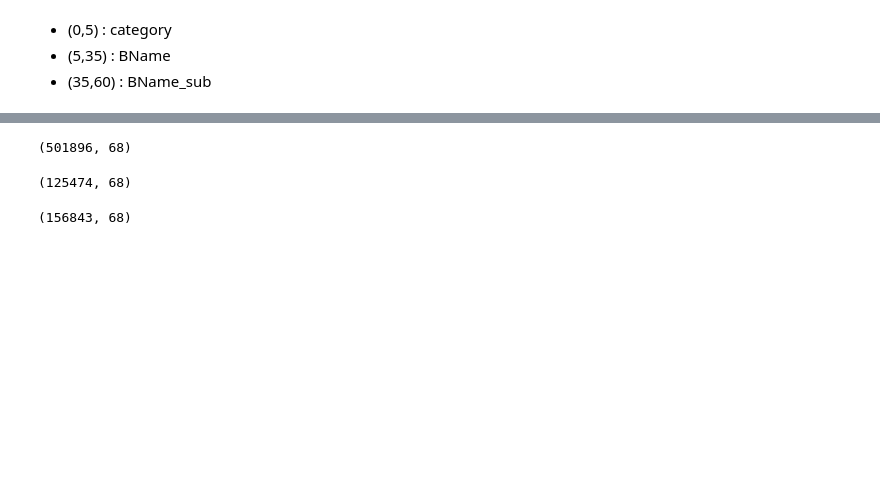
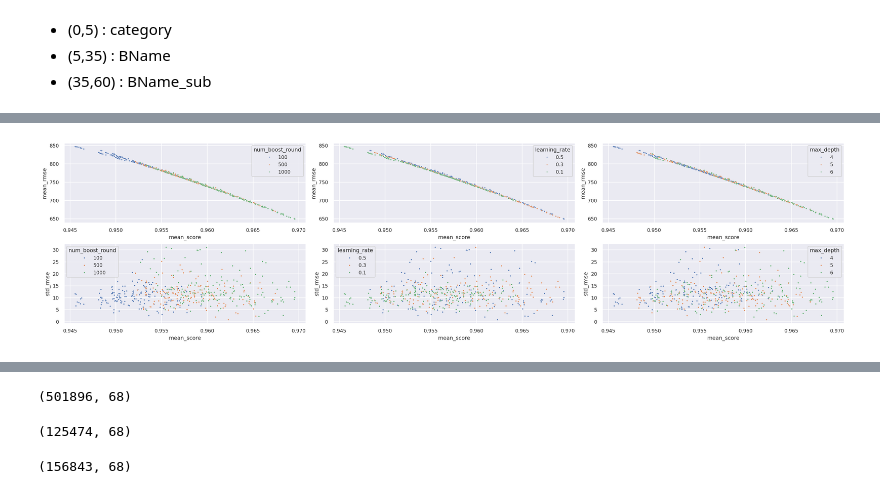
Before and after one commit to kdt-3-second-Project/aladin_usedbook, a Jupyter notebook: research/240721_GridSearch_for_XGB.ipynb, the cells around one changed output, grey strips where cells are left out. Drawn from its saved outputs; the diff is of its cells as text; code cells hidden in the pictures; blank space fills up the shorter version.

```diff
--- a/research/240721_GridSearch_for_XGB.ipynb
+++ b/research/240721_GridSearch_for_XGB.ipynb
@@ -222,0 +1263,4 @@ def plot_reg_score(dict_data,dict_rslt,dict_score):
+# %%
+data['mean_rmse'] = data[['rmse0','rmse1','rmse2']].apply(np.mean,axis=1)
+data['std_rmse'] = data[['rmse0','rmse1','rmse2']].apply(np.std,axis=1)
+data['std_score'] = data[['r2_score0','r2_score1','r2_score2']].apply(np.std,axis=1)
@@ -222,0 +1273,7 @@ def plot_reg_score(dict_data,dict_rslt,dict_score):
+# %%
+fig,ax = plt.subplots(2,3,figsize=(20,5))
+for idx,hue_col in enumerate(params[:3]):
+  sns.scatterplot(data,x='mean_score',y='mean_rmse',hue=hue_col,s=5,ax=ax[0][idx],alpha=0.5)
+  sns.scatterplot(data,x='mean_score',y='std_rmse',hue=hue_col,s=5,ax=ax[1][idx])
+# %% [output]
+[figure, added]
```
Also changed, not shown: parts of 258 cells of this notebook, 1 other file.
